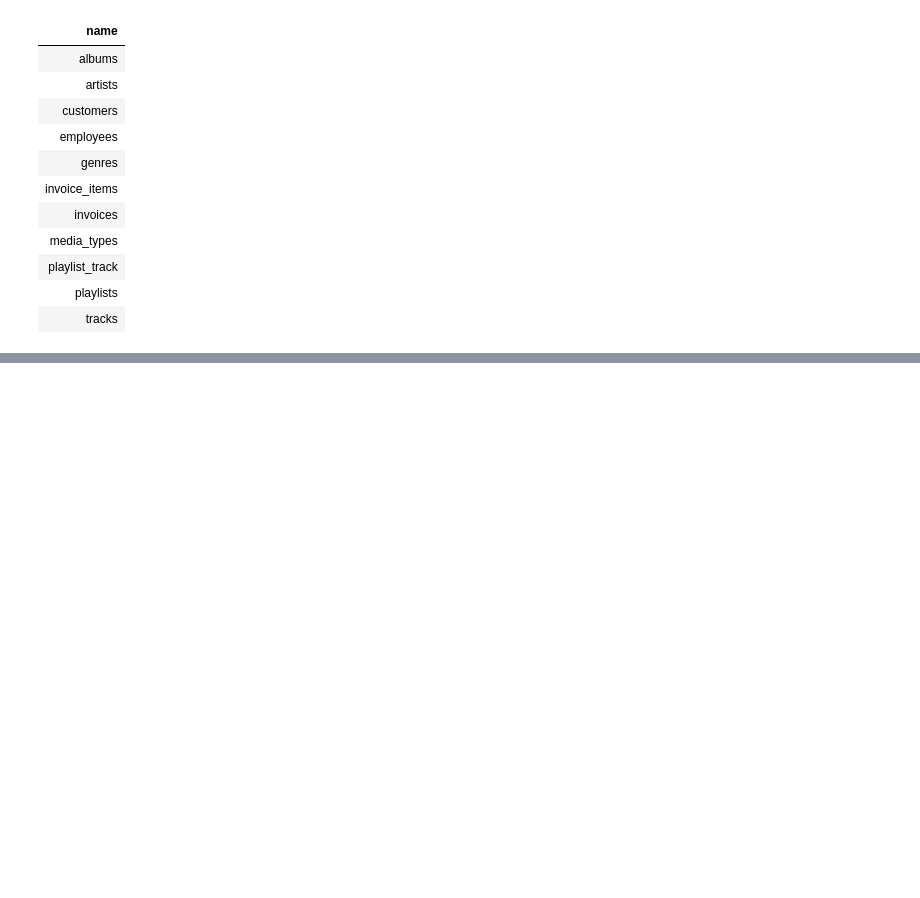
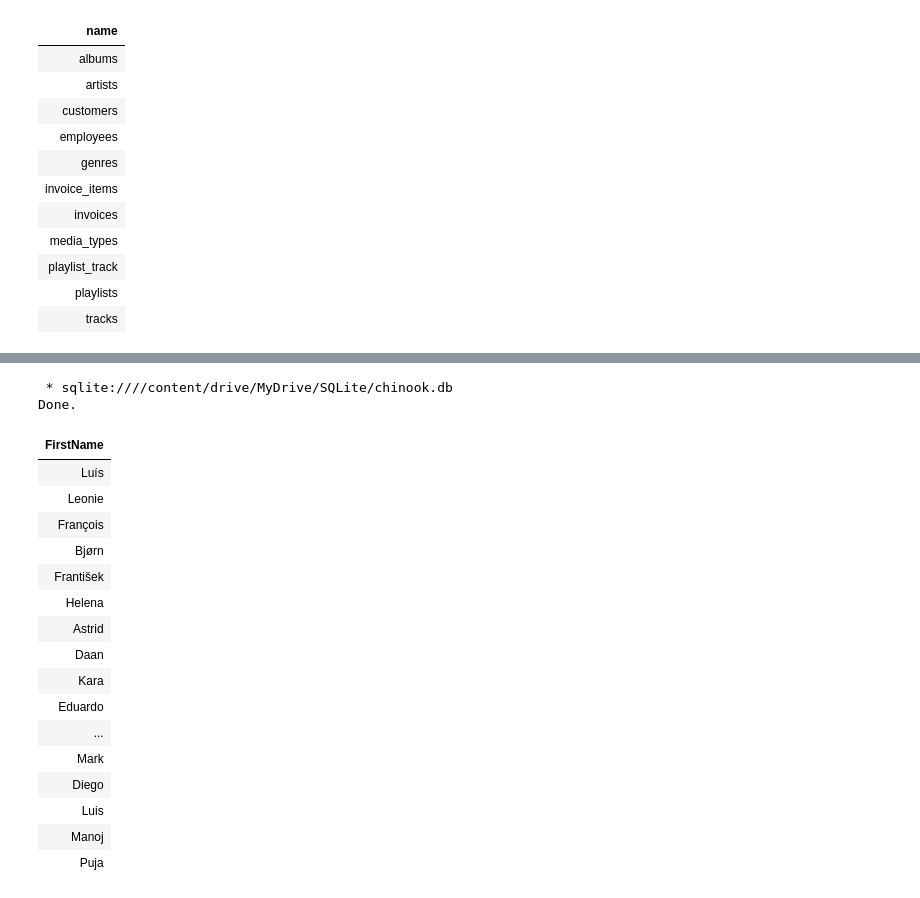
Before and after one commit to mandem296/SQLite-Chinook, a Jupyter notebook: SQLite_PowerBi_Challenge.ipynb, the cells around one changed output, grey strips where cells are left out. Drawn from its saved outputs; the diff is of its cells as text; code cells hidden in the pictures; blank space fills up the shorter version.

Commit message:
Basic Quering: using SELECT

```diff
--- a/SQLite_PowerBi_Challenge.ipynb
+++ b/SQLite_PowerBi_Challenge.ipynb
@@ -55,0 +81,27 @@ Done.
+# %%
+#Syntax
+%%sql
+
+#The code below provides the names in the column 'first names' in the 'customers' table.
+SELECT FirstName
+FROM customers
+# %% [output]
+ * sqlite:////content/drive/MyDrive/SQLite/chinook.db
+Done.
+| FirstName |
+| Luís |
+| Leonie |
+| François |
+| Bjørn |
+| František |
+| Helena |
+| Astrid |
+| Daan |
+| Kara |
+| Eduardo |
+| ... |
+| Mark |
+| Diego |
+| Luis |
+| Manoj |
+| Puja |
```
Also changed, not shown: parts of 3 cells of this notebook.
